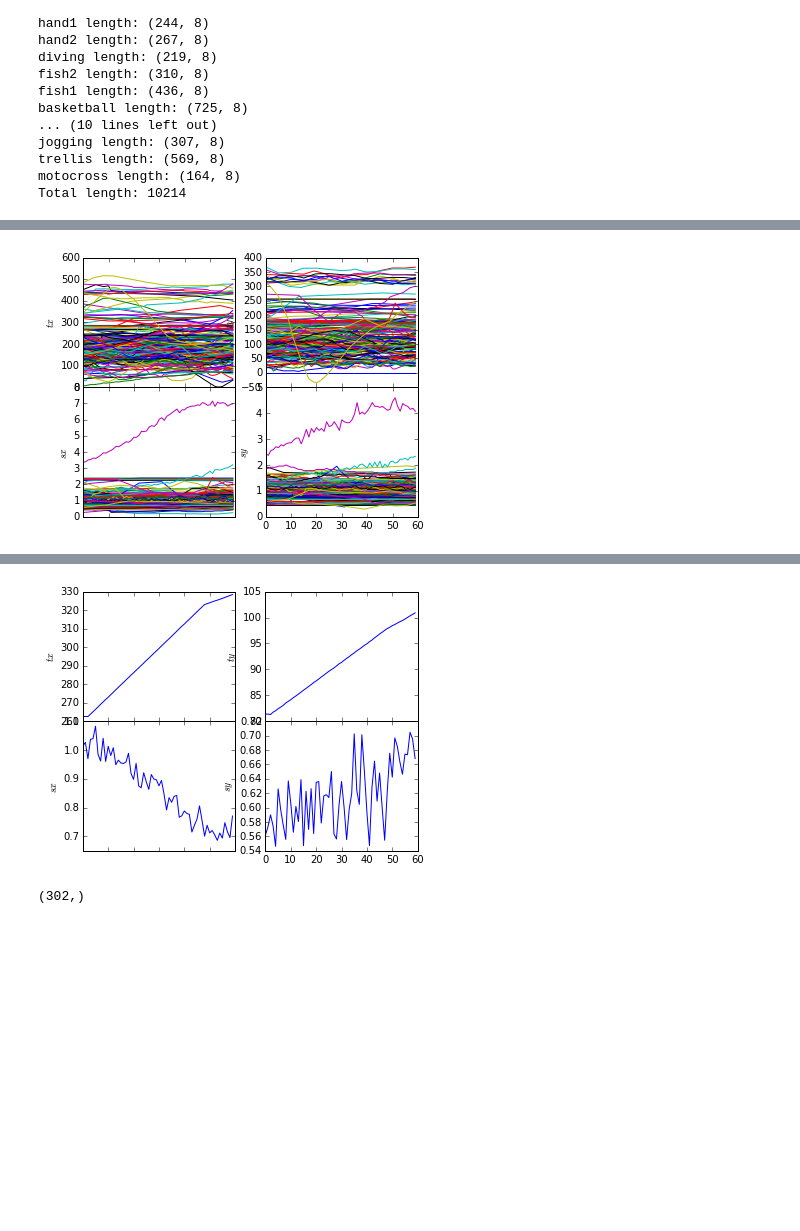
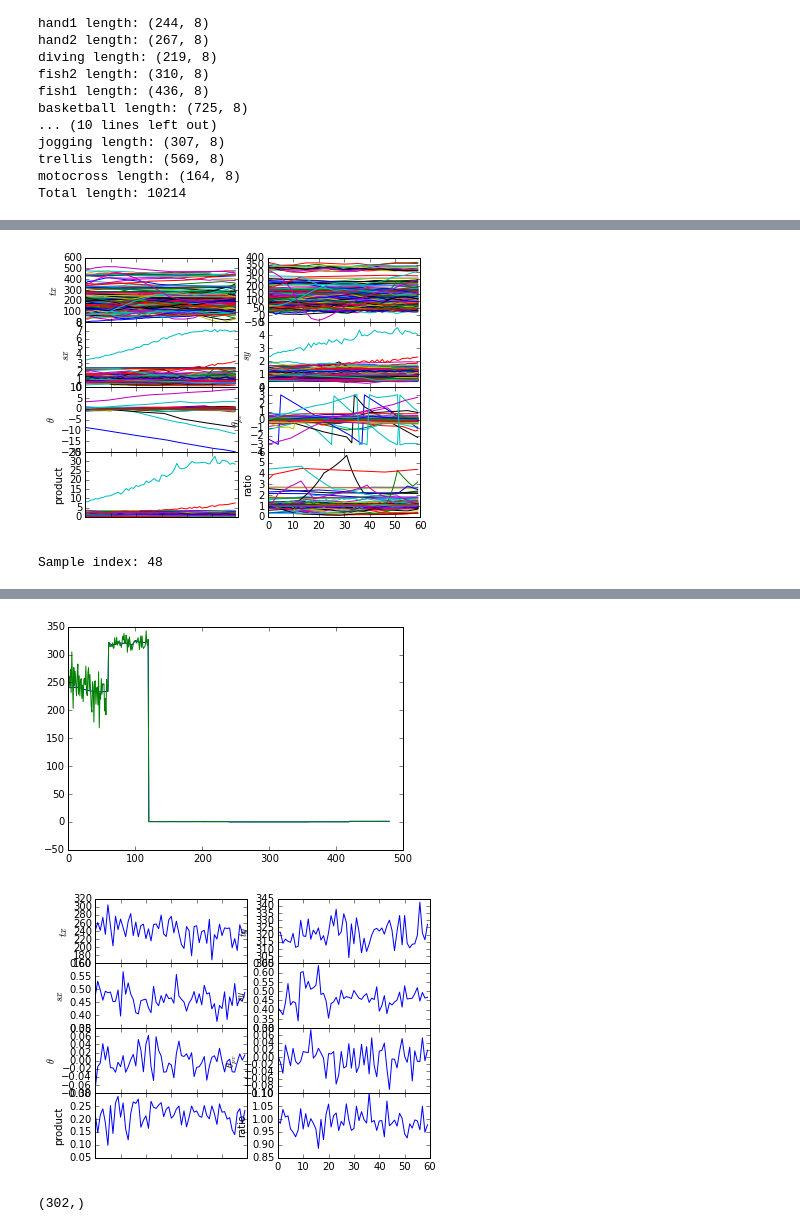
Before and after one commit to jccaicedo/localization-agent, a Jupyter notebook: notebooks/Trajectory generative model.ipynb, the cells around one changed output, grey strips where cells are left out. Saved outputs shown, nothing was run; the diff lists cells and outputs as text; code cells hidden in the pictures; blank space fills up the shorter version.

Commit message:
Reshape correction for adjacent features, cluster plotting along with prediction

```diff
--- a/notebooks/Trajectory generative model.ipynb
+++ b/notebooks/Trajectory generative model.ipynb
@@ -50,5 +50,6 @@ Keys for 25 sequences: ['skating', 'bicycle', 'drunk', 'sphere', 'ball', 'gymnas
 # %%
 #Parameters of sample trajectories and accumulator
 LENGTH = 60
-N_FEATURES = 4
+N_FEATURES = 8
 samples = numpy.empty((LENGTH, N_FEATURES))
+print samples.shape
@@ -63,6 +66,7 @@ for aSequence in trajectories.keys():
     for start in numpy.arange(0, trajectory.shape[0]-LENGTH, LENGTH):
         sample = trajectories[aSequence][start:start+LENGTH,:N_FEATURES]
         samples = numpy.dstack([samples, sample])
+samples = samples[:,:,1:]
 print 'Total length: {}'.format(totalLength)
 # %% [output]
 skating length: (400, 8)
@@ -85,7 +89,11 @@ Total length: 10214
 # %%
 #Shape and reshape debugging
 print samples.shape
-flatSample = samples.reshape(LENGTH*N_FEATURES, samples.shape[2]).T
+flatSample = samples.T.reshape(-1, LENGTH*N_FEATURES)
 print flatSample.shape
-print (flatSample.T[:,0].reshape(LENGTH, N_FEATURES)-samples[0:LENGTH,:,0]).sum()
+print (flatSample[0,:].reshape(N_FEATURES, LENGTH).T-samples[0:LENGTH,:,0]).sum()
+#matplotlib.pyplot.subplot(1,2,1)
+matplotlib.pyplot.plot(flatSample[0,:])
+#matplotlib.pyplot.subplot(1,2,2)
+#matplotlib.pyplot.plot(samples[0:LENGTH,:,0].T.ravel())
 # %% [output]
@@ -107,23 +117,30 @@ Wall time: 10.1 ms
 #Plot of samples
 plot_params(samples.reshape(LENGTH, N_FEATURES, -1))
 # %% [output]
-[figure, old version]
+[figure, new version]
 # %%
 #Select a sample and plot boxes
-predictedSample = predictedSamples[numpy.random.choice(predictedSamples.shape[0]),:].reshape(LENGTH, N_FEATURES)
+sampleIndex = 48 #numpy.random.choice(predictedSamples.shape[0])
+print 'Sample index: {}'.format(sampleIndex)
+predictedSample = predictedSamples[sampleIndex,:].reshape(N_FEATURES, LENGTH).T
+cluster = gmm.predict(predictedSample.T.ravel())[0]
+matplotlib.pyplot.plot(gmm.means_[cluster])
+matplotlib.pyplot.plot(predictedSample.T.ravel())
 plot_params(predictedSample)
 predictedPointsList = []
 refPoints = numpy.array([[0,100,100,0],[0,0,100,100],[1,1,1,1]])
-#for tx, ty, sx, sy, theta, origTheta, product, ratio in predictedSample:
-for tx, ty, sx, sy in predictedSample:
+for tx, ty, sx, sy, theta, origTheta, product, ratio in predictedSample:
+#for tx, ty, sx, sy in predictedSample:
     theta = 0
     predictedTransform = numpy.array([[sx*numpy.cos(theta), sy*numpy.sin(theta), tx],[-sx*numpy.sin(theta), sy*numpy.cos(theta), ty],[0,0,1]])
     predictedPoints = numpy.dot(predictedTransform, refPoints)
     predictedPointsList.append(predictedPoints[:2,:].T.flatten())
 IPython.display.HTML(box_video('/tmp/video.mp4', [[point.tolist() for point in predictedPointsList]]))
 # %% [output]
+Sample index: 48
 [interactive output not drawn]
-[figure, old version]
+[figure, new version]
+[figure, added]
 # %%
 import numpy.fft
 fft = numpy.fft.rfft(trajectories['ball'][:,0])
```
Also changed, not shown: parts of 3 cells of this notebook.
